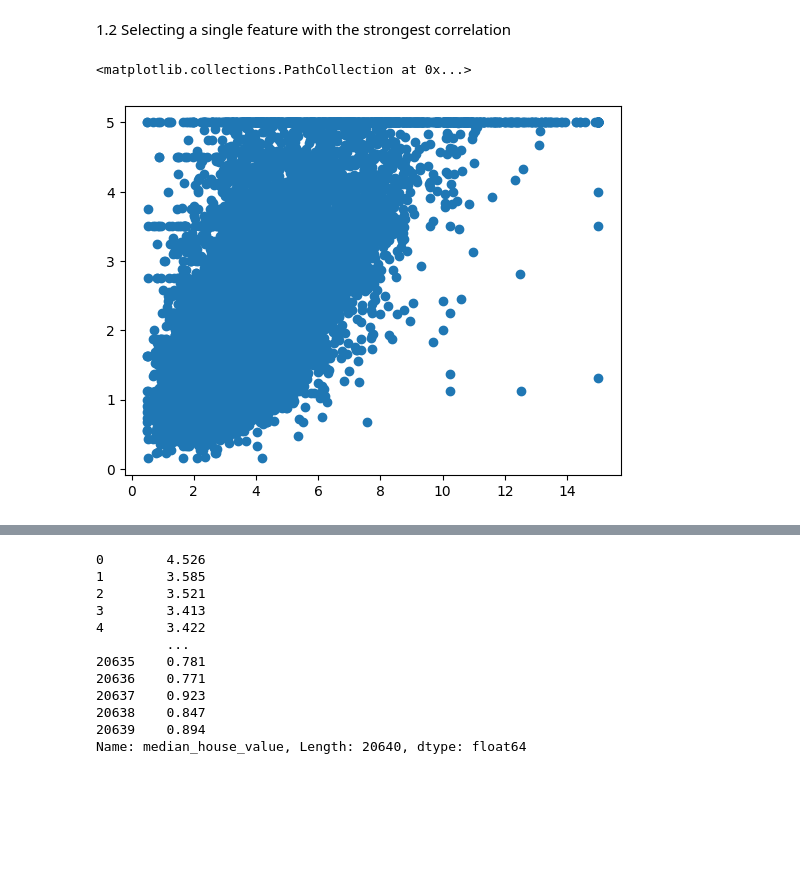
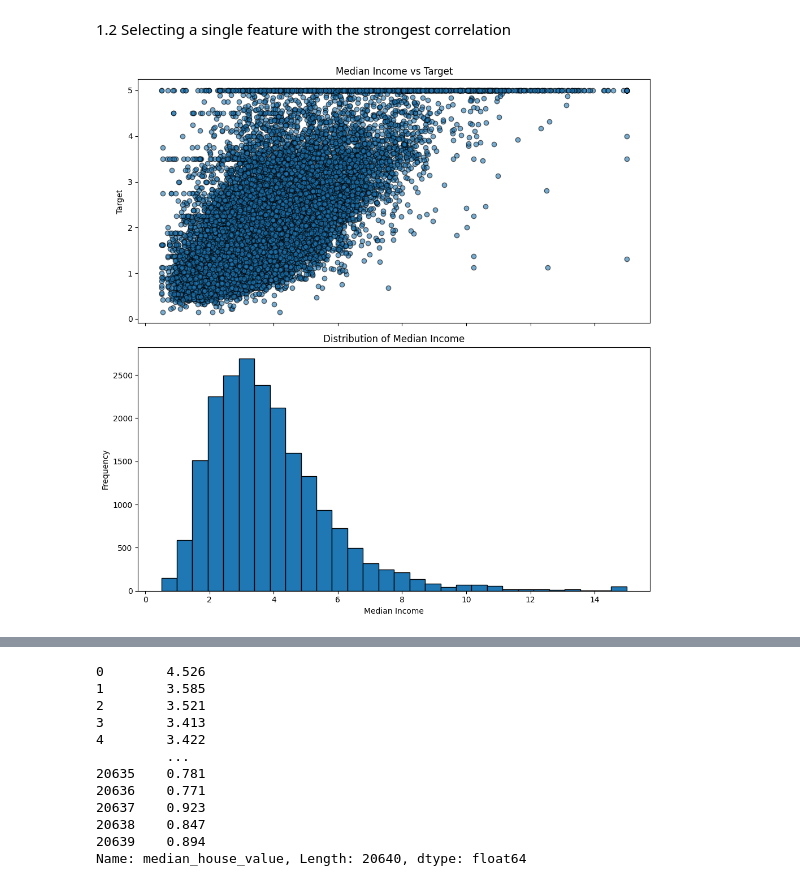
Before and after one commit to matcze/tensorflow_algorithm, a Jupyter notebook: tensorflow_algoritm.ipynb, the cells around one changed output, grey strips where cells are left out. Cells and saved outputs as stored; diff of their text form; code cells hidden in the pictures; blank space fills up the shorter version.

```diff
--- a/tensorflow_algoritm.ipynb
+++ b/tensorflow_algoritm.ipynb
@@ -125,7 +134,20 @@ dtype: int64
 X = housing["median_income"]
 y = housing["median_house_value"]
 # %%
-plt.scatter(X, y)
+fig, ax = plt.subplots(nrows=2, ncols=1, figsize=(10, 10), sharex=True)
+
+# Scatter plot
+ax[0].scatter(X, y, alpha=0.6, edgecolor='k')
+ax[0].set_title("Median Income vs Target")
+ax[0].set_ylabel("Target")
+
+# Histogram
+ax[1].hist(X, bins=30, edgecolor='black')
+ax[1].set_title("Distribution of Median Income")
+ax[1].set_xlabel("Median Income")
+ax[1].set_ylabel("Frequency")
+
+plt.tight_layout()
+plt.show()
 # %% [output]
-<matplotlib.collections.PathCollection at 0x...>
-[figure, old version]
+[figure, new version]
```
Also changed, not shown: parts of 7 cells of this notebook.
